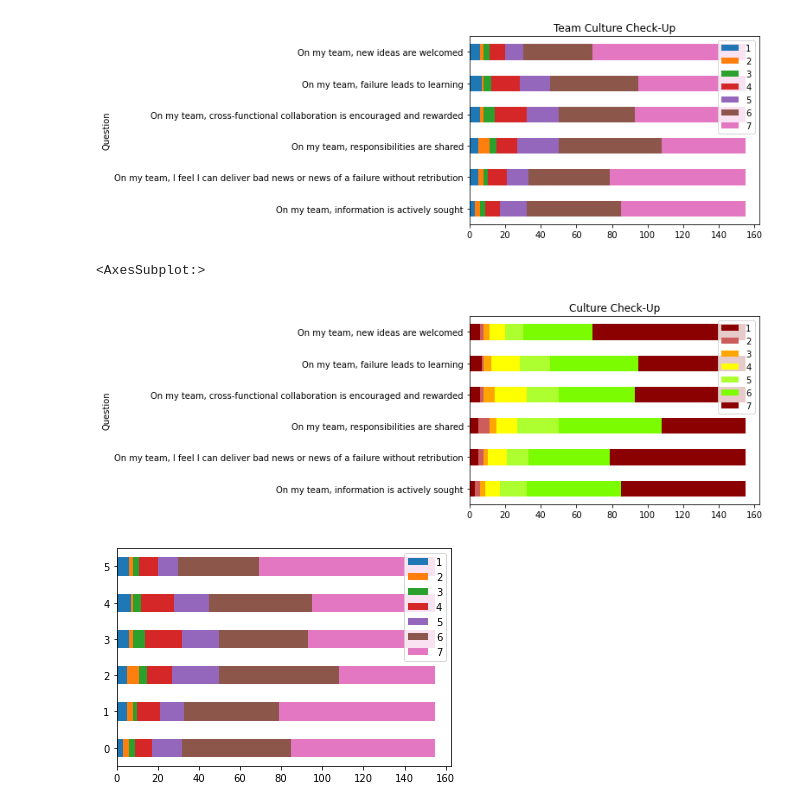
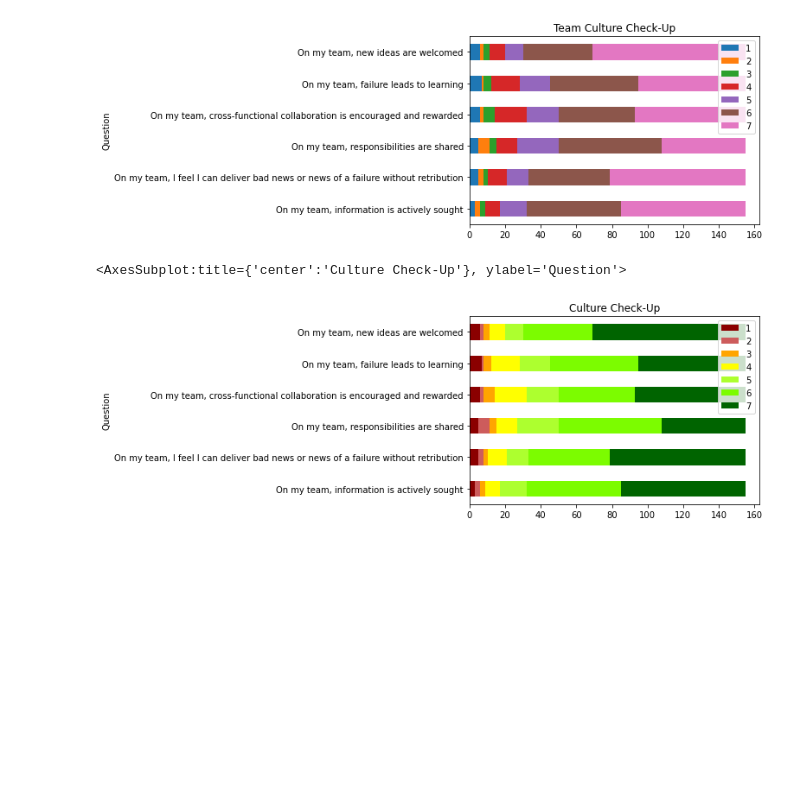
Before and after one commit to jaredfeldman/teamhealth, a Jupyter notebook: TeamHealthNotebook.ipynb, the cells around one changed output. Cells and saved outputs as stored; diff of their text form; code cells hidden in the pictures; blank space fills up the shorter version.

Commit message:
added colorful bar chart to end

```diff
--- a/TeamHealthNotebook.ipynb
+++ b/TeamHealthNotebook.ipynb
@@ -186,7 +182,9 @@ for i in learning_result:
 
 # create dictionary with results from question 5
 dictq5 = {'Question':'On my team, failure leads to learning','1': learning_ones,'2': learning_twos,'3': learning_threes,'4': learning_fours,'5': learning_fives,'6': learning_sixes,'7': learning_sevens}
-df = df.append(d5, ignore_index=True)
+
+# add results of question 5 to dataframe df
+df = df.append(dictq5, ignore_index=True)
 # %%
 # question 6 'On my team, new ideas are welcomed'
 ideas_result = [x for x in culture_df['On my team, new ideas are welcomed']]
@@ -213,8 +211,13 @@ for i in ideas_result:
     elif int(i) == 7:
         ideas_sevens += 1
 
-d6 = {'Question':'On my team, new ideas are welcomed','1': ideas_ones,'2': ideas_twos,'3': ideas_threes,'4': ideas_fours,'5': ideas_fives,'6': ideas_sixes,'7': ideas_sevens}
-df = df.append(d6, ignore_index=True)
+# create dictionary with results from question 6
+dictq6 = {'Question':'On my team, new ideas are welcomed','1': ideas_ones,'2': ideas_twos,'3': ideas_threes,'4': ideas_fours,'5': ideas_fives,'6': ideas_sixes,'7': ideas_sevens}
+
+# add results of question 6 to dataframe df
+df = df.append(dictq6, ignore_index=True)
+
+# set dataframe index column to 'Question'
 df.set_index('Question')
 # %% [output]
 |  | 1 | 2 | 3 | 4 | 5 | 6 | 7 |
@@ -246,19 +247,17 @@ df.plot(
 [figure]
 # %%
 from itertools import cycle, islice
-my_colors = list(islice(cycle(['#8b0000', '#cd5c5c', '#ffa500', '#ffff00', '#adff2f', '#7cfc00', '#006400']), None, len(df)))
+# set colors from shades of red to yellow to green
+my_colors = list(islice(cycle(['#8b0000', '#cd5c5c', '#ffa500', '#ffff00', '#adff2f', '#7cfc00', '#006400']), None, 7))
 
-
+# plot dataframe with colors as outlined above
 df.plot(
     x = 'Question',
     kind = 'barh',
     stacked = True,
     title = 'Culture Check-Up',
     mark_right = True,
     color = my_colors)
-
-df.plot.barh(stacked=True)
 # %% [output]
-<AxesSubplot:>
+<AxesSubplot:title={'center':'Culture Check-Up'}, ylabel='Question'>
-[figure, old version]
+[figure, new version]
-[figure, removed]
```
Also changed, not shown: parts of 3 cells of this notebook.
